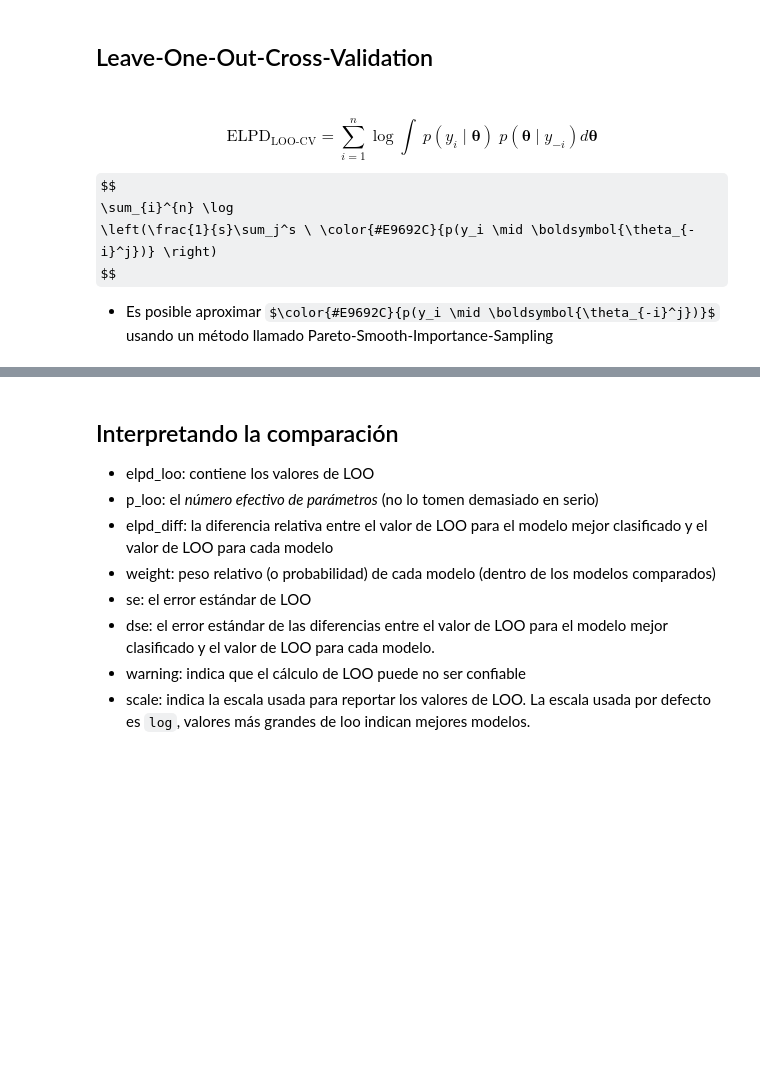
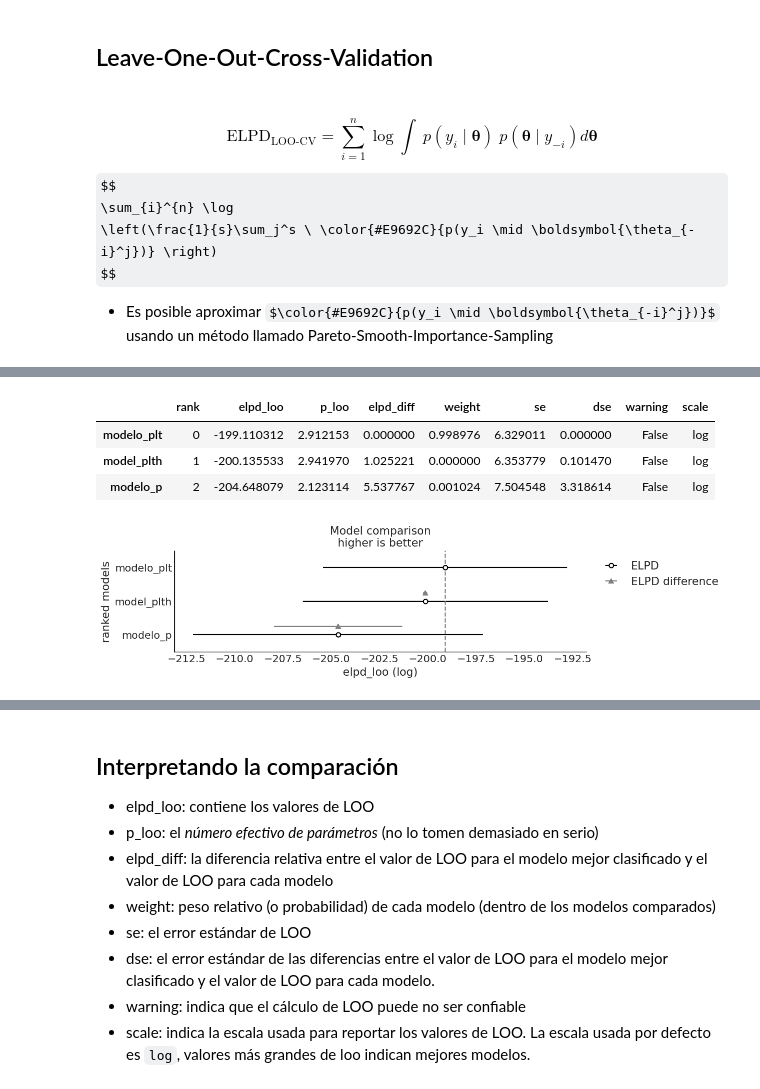
Before and after one commit to Grupo-de-modelado-probabilista/modelado_bayesiano, a Jupyter notebook: diapo/diapo_06.ipynb, the cells around one changed output, grey strips where cells are left out. Cells and saved outputs as stored; diff of their text form; code cells hidden in the pictures; some formulas as TeX source; blank space fills up the shorter version.

```diff
--- a/diapo/diapo_06.ipynb
+++ b/diapo/diapo_06.ipynb
@@ -332 +360,15 @@ Sampling 4 chains for 1_000 tune and 1_000 draw iterations (4_000 + 4_000 draws
+# %%
+cmp = az.compare({"modelo_p": idata_p,
+                  "modelo_plt": idata_plt,
+                  "model_plth": idata_plth})
+cmp
+# %% [output]
+|  | rank | elpd_loo | p_loo | elpd_diff | weight | se | dse | warning | scale |
+| modelo_plt | 0 | -199.110312 | 2.912153 | 0.000000 | 0.998976 | 6.329011 | 0.000000 | False | log |
+| model_plth | 1 | -200.135533 | 2.941970 | 1.025221 | 0.000000 | 6.353779 | 0.101470 | False | log |
+| modelo_p | 2 | -204.648079 | 2.123114 | 5.537767 | 0.001024 | 7.504548 | 3.318614 | False | log |
+# %%
+az.plot_compare(cmp, figsize=(12, 3));
+# %% [output]
+[figure, added]
 # %%
```
Also changed, not shown: parts of 17 cells of this notebook, 4 other files.
